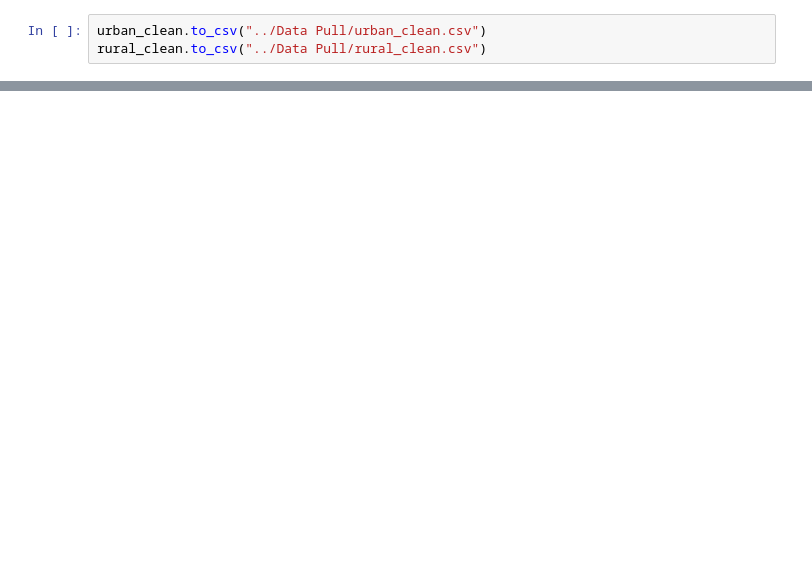
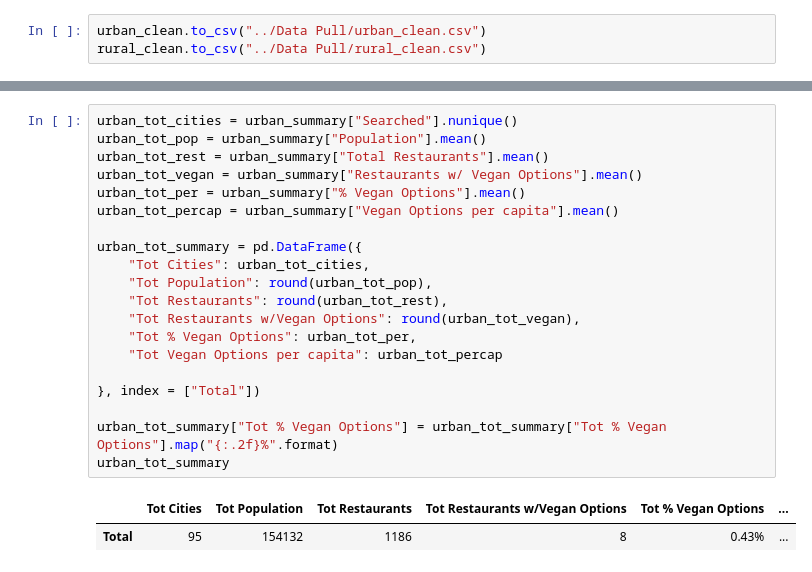
Before and after one commit to KrystalDodd/Project_one, a Jupyter notebook: Data Pull/Yelp APi.ipynb, the cells around one changed output, grey strips where cells are left out. Drawn from its saved outputs; the diff is of its cells as text; blank space fills up the shorter version.

```diff
--- a/Data Pull/Yelp APi.ipynb
+++ b/Data Pull/Yelp APi.ipynb
@@ -181,0 +223,23 @@ rural_group.count()
+# %%
+urban_tot_cities = urban_summary["Searched"].nunique()
+urban_tot_pop = urban_summary["Population"].mean()
+urban_tot_rest = urban_summary["Total Restaurants"].mean()
+urban_tot_vegan = urban_summary["Restaurants w/ Vegan Options"].mean()
+urban_tot_per = urban_summary["% Vegan Options"].mean()
+urban_tot_percap = urban_summary["Vegan Options per capita"].mean()
+
+urban_tot_summary = pd.DataFrame({
+    "Tot Cities": urban_tot_cities,
+    "Tot Population": round(urban_tot_pop),
+    "Tot Restaurants": round(urban_tot_rest),
+    "Tot Restaurants w/Vegan Options": round(urban_tot_vegan),
+    "Tot % Vegan Options": urban_tot_per,
+    "Tot Vegan Options per capita": urban_tot_percap
+
+}, index = ["Total"])
+
+urban_tot_summary["Tot % Vegan Options"] = urban_tot_summary["Tot % Vegan Options"].map("{:.2f}%".format)
+urban_tot_summary
+# %% [output]
+|  | Tot Cities | Tot Population | Tot Restaurants | Tot Restaurants w/Vegan Options | Tot % Vegan Options | ... |
+| Total | 95 | 154132 | 1186 | 8 | 0.43% | ... |
```
Also changed, not shown: parts of 20 cells of this notebook.
